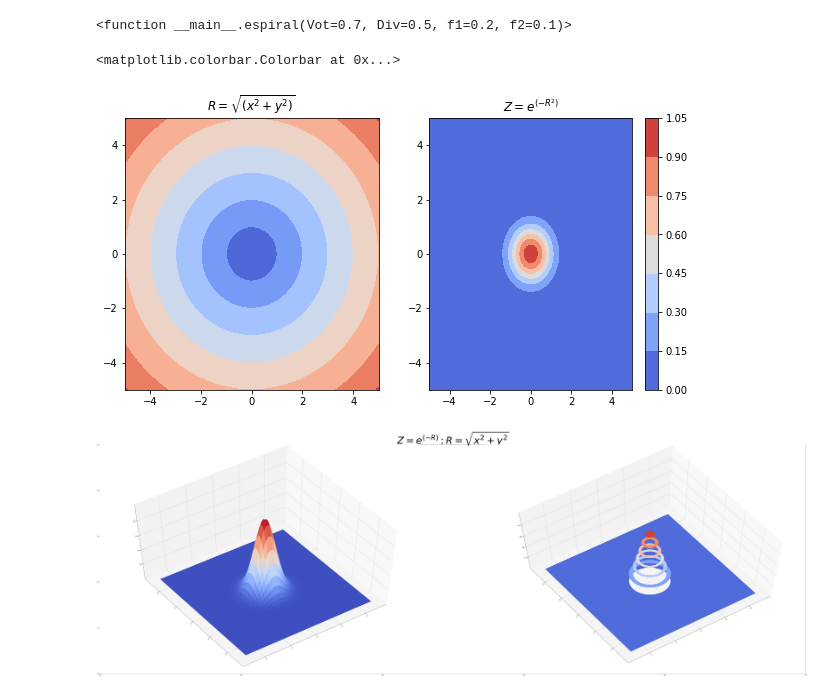
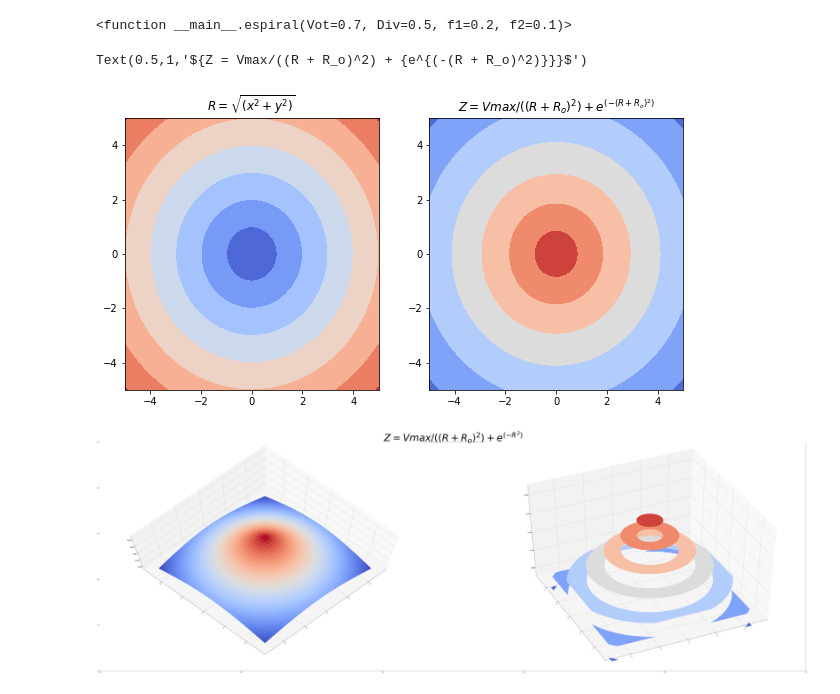
Before and after one commit to oregomar/Matplotlib, a Jupyter notebook: Spiral-widgets.ipynb, the cells around one changed output. Drawn from its saved outputs; the diff is of its cells as text; code cells hidden in the pictures.

```diff
--- a/Spiral-widgets.ipynb
+++ b/Spiral-widgets.ipynb
@@ -73,35 +80,33 @@ def f(x):
 # %%
     x = np.linspace(-5, 5, 100)
     y = np.linspace(-5, 5, 100)
 
     X, Y = np.meshgrid(  x,  y )
 
     fig, ax=plt.subplots(1, 2, figsize=(10,5))
 
     R = np.sqrt(X**2+Y**2)
-    Z = f(R)
+    Z = 140/(R+40)**2 + f(R+40)
 
     ax[0].contourf(X, Y, R, cmap=cm.coolwarm)
     ax[0].set_title("${R=\sqrt{(x^2+y^2)}}$")
 
-    bar=ax[1].contourf(X, Y, Z, cmap=cm.coolwarm)
-    ax[1].set_title("${Z = {e^{(-R^2)}}}$")
-
-    plt.colorbar(bar)
+    ax[1].contourf(X, Y, Z, cmap=cm.coolwarm)
+    ax[1].set_title("${Z = Vmax/((R + R_o)^2) + {e^{(-(R + R_o)^2)}}}$")
 # %% [output]
-<matplotlib.colorbar.Colorbar at 0x...>
+Text(0.5,1,'${Z = Vmax/((R + R_o)^2) + {e^{(-(R + R_o)^2)}}}$')
-[figure, old version]
+[figure, new version]
 # %%
 fig, ax = plt.subplots(figsize=(90,30))
 
-ax.set_title("${Z = {e^{(-R)}}: R = \sqrt{x^2+y^2}}$", fontsize = 70 )
+ax.set_title("${Z = Vmax/((R + R_o)^2) + {e^{(-R^2)}}}$", fontsize = 70 )
 
 ax = fig.add_subplot(1, 2, 1, projection='3d')
 ax.plot_surface(X, Y, Z, cmap=cm.coolwarm)
-ax.view_init(55, 55)
+ax.view_init(75, 45)
 
 ax = fig.add_subplot(1, 2, 2, projection='3d')
 ax.contourf(X, Y, Z, cmap=cm.coolwarm)
-ax.view_init(65, 55)
+ax.view_init(45, 65)
 # %% [output]
-[figure, old version]
+[figure, new version]
```
Also changed, not shown: parts of 3 cells of this notebook.
